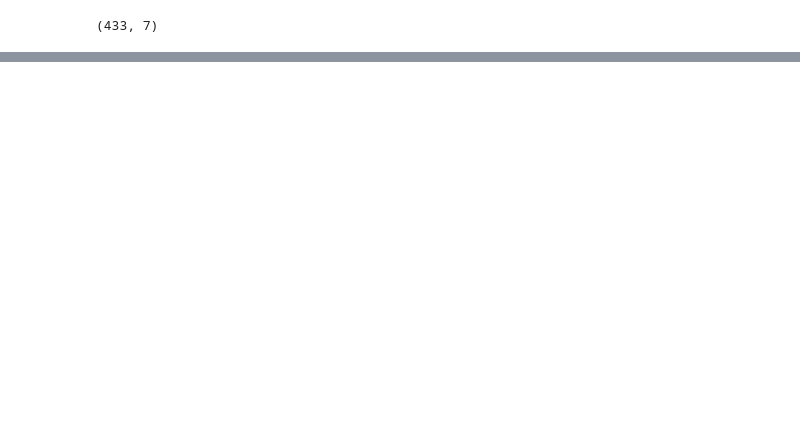
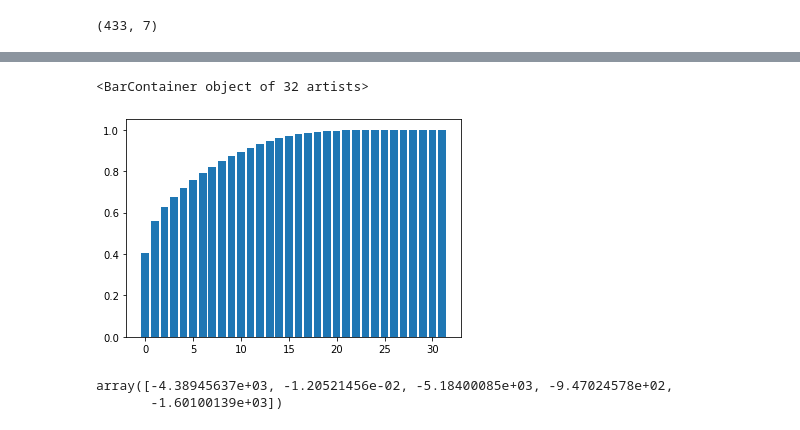
Before and after one commit to CUSPADS2022IBX/IBXRidership, a Jupyter notebook: merge_analysis.ipynb, the cells around one changed output, grey strips where cells are left out. Drawn from its saved outputs; the diff is of its cells as text; code cells hidden in the pictures; blank space fills up the shorter version.

Commit message:
mg_noIBX has bad TS data, is for testing GWR

```diff
--- a/merge_analysis.ipynb
+++ b/merge_analysis.ipynb
@@ -82,0 +169,16 @@ mg.to_csv('complex_centralities.csv')
+# %%
+mg_noIBX = mg_noIBX[['complex_id', 'Stop Name', 'Complex_id','exits_weekday_evening', 'entries_weekday_evening',
+       'exits_weekday_morning', 'entries_weekday_morning',
+       'exits_weekday_overnight', 'entries_weekday_overnight',
+       'exits_weekend_evening', 'entries_weekend_evening',
+       'exits_weekend_morning', 'entries_weekend_morning',
+       'exits_weekend_overnight', 'entries_weekend_overnight','cs_ibx_peak',
+       'cs_ibx_offpeak', 'cs_noibx_peak', 'cs_noibx_offpeak','VoroID',
+       'lotarea', 'bldgarea', 'comarea', 'resarea', 'officearea', 'retailarea',
+       'garagearea', 'strgearea', 'factryarea', 'otherarea', 'numbldgs',
+       'numfloors', 'unitsres', 'unitstotal', 'assesstot', 'Total_pop_Num',
+       'housed_pop_Num', 'group_house_pop_num', 'industrial_pop_num',
+       'under18_num', 'hispanic_num', 'white_num', 'black_num', 'asian_num',
+       'other_num', 'multirace_num', 'total_houses', 'occupied_homes_num',
+       'vacant_homes_num', 'Bus_Stops', 'geometry','Complex ID', 'boro', 'lat', 'long']]
+mg_noIBX.head()
@@ -82,0 +230,11 @@ mg.to_csv('complex_centralities.csv')
+# %%
+mg_noIBX.fillna(0,inplace=True)
+# %%
+cols = ['cs_noibx_peak', 'cs_noibx_offpeak','lotarea', 'bldgarea',
+       'comarea', 'resarea', 'officearea', 'retailarea', 'garagearea',
+       'strgearea', 'factryarea', 'otherarea', 'numbldgs', 'numfloors',
+       'unitsres', 'unitstotal', 'assesstot', 'Total_pop_Num',
+       'housed_pop_Num', 'group_house_pop_num', 'industrial_pop_num',
+       'under18_num', 'hispanic_num', 'white_num', 'black_num', 'asian_num',
+       'other_num', 'multirace_num', 'total_houses', 'occupied_homes_num',
+       'vacant_homes_num', 'Bus_Stops']
@@ -82,0 +243,9 @@ mg.to_csv('complex_centralities.csv')
+# %%
+from sklearn.decomposition import PCA
+from sklearn.preprocessing import StandardScaler
+import matplotlib.pyplot as plt
+
+
+
+X_scaled = StandardScaler().fit_transform(mg_noIBX[cols])
+X_scaled
@@ -82,0 +288,8 @@ mg.to_csv('complex_centralities.csv')
+# %%
+pca = PCA()
+pca_data = pca.fit_transform(X_scaled)
+ev = pca.explained_variance_ratio_
+plt.bar(np.arange(32),ev.cumsum())
+# %% [output]
+<BarContainer object of 32 artists>
+[figure, added]
@@ -82,0 +302,10 @@ mg.to_csv('complex_centralities.csv')
+# %%
+pca10 = PCA(10)
+X_p = pca10.fit_transform(X_scaled)
+
+model = LinearRegression()
+model.fit(X_p,mg_noIBX['exits_weekday_morning'])
+cross_val_score(model,X_p,mg_noIBX['exits_weekday_morning'])
+# %% [output]
+array([-4.38945637e+03, -1.20521456e-02, -5.18400085e+03, -9.47024578e+02,
+       -1.60100139e+03])
```
Also changed, not shown: parts of 23 cells of this notebook, 1 other file.
